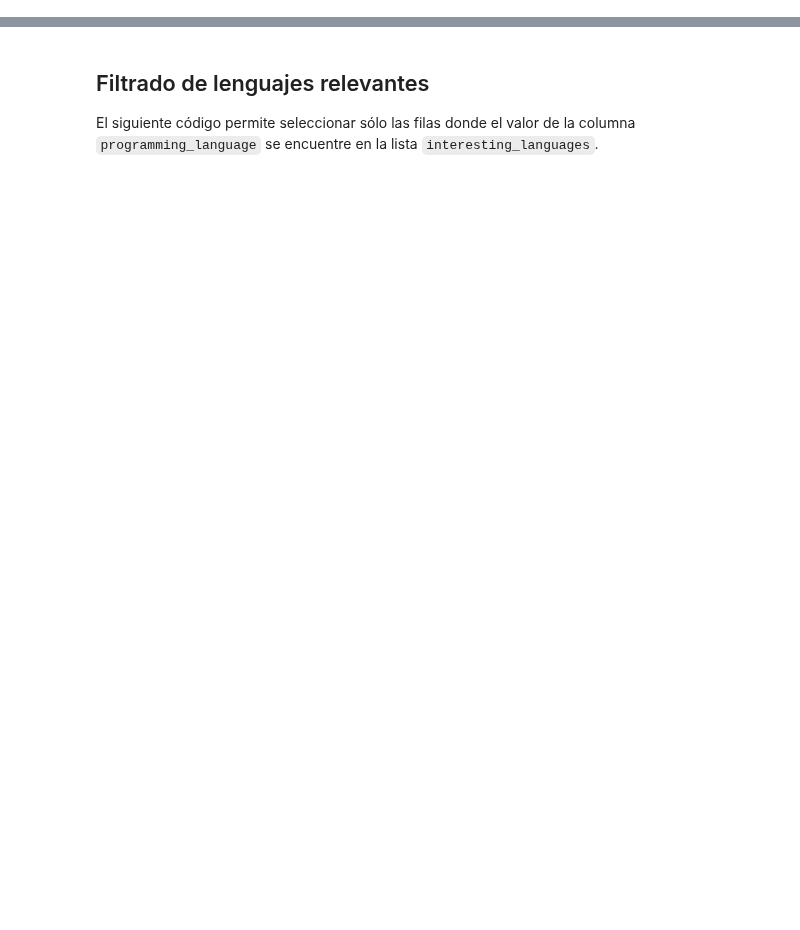
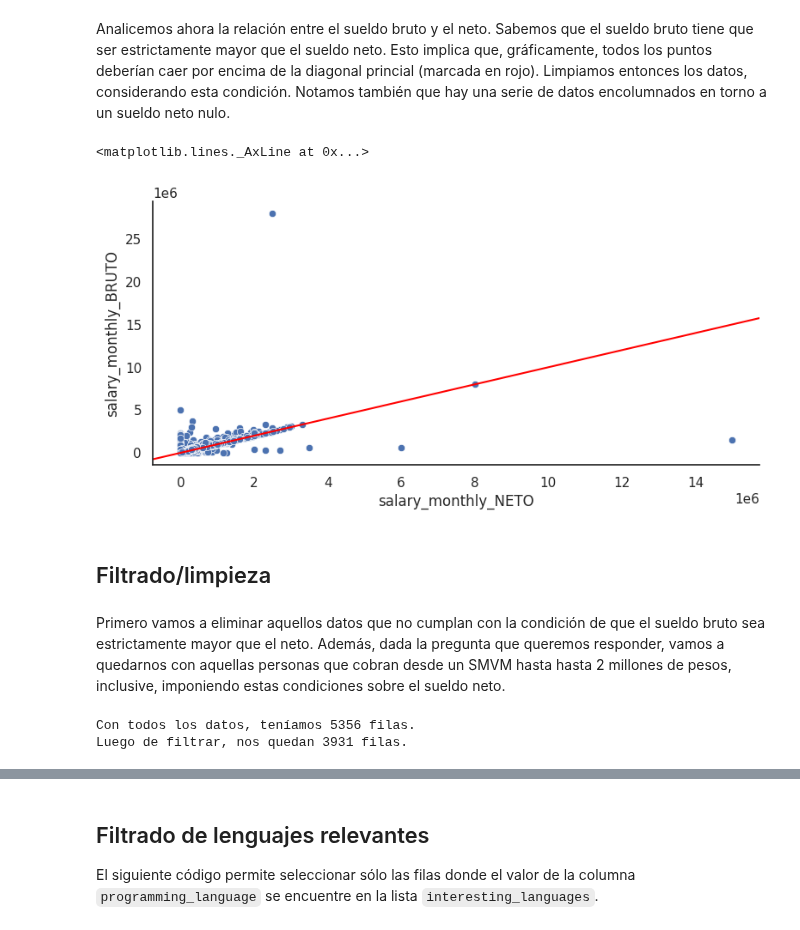
Before and after one commit to Cheva94/Diplo_G22, a Jupyter notebook: AyVD/resolucion_AyVD_parte1.ipynb, the cells around one changed output, grey strips where cells are left out. Cells and saved outputs as stored; diff of their text form; code cells hidden in the pictures; blank space fills up the shorter version.

Commit message:
Primer intento entregable 1

```diff
--- a/AyVD/resolucion_AyVD_parte1.ipynb
+++ b/AyVD/resolucion_AyVD_parte1.ipynb
@@ -9,13 +0,0 @@
-# %%
-import io
-import matplotlib
-import matplotlib.pyplot as plt
-import numpy as np
-import pandas as pd
-import seaborn
-
-pd.set_option('display.max_rows', 1000)
-pd.set_option('display.max_columns', 1000)
-pd.set_option('display.width', 1000)
-
-seaborn.set_context('talk')
@@ -251,0 +102,27 @@ print(df_lang_copy)
+# %% [markdown]
+Analicemos ahora la relación entre el sueldo bruto y el neto. Sabemos que el sueldo bruto tiene que ser estrictamente mayor que el sueldo neto. Esto implica que, gráficamente, todos los puntos deberían caer por encima de la diagonal princial (marcada en rojo). Limpiamos entonces los datos, considerando esta condición. Notamos también que hay una serie de datos encolumnados en torno a un sueldo neto nulo.
+# %%
+sns.pairplot(data=df1, y_vars=['salary_monthly_BRUTO'], x_vars=['salary_monthly_NETO'], aspect=2, height=4)
+plt.ticklabel_format(style='sci', axis='both', scilimits=(6,6))
+plt.axline(xy1=(10000, 10000), xy2=(2000000, 2000000), color="red")
+# %% [output]
+<matplotlib.lines._AxLine at 0x...>
+[figure, added]
+# %% [markdown]
+## Filtrado/limpieza
+# %% [markdown]
+Primero vamos a eliminar aquellos datos que no cumplan con la condición de que el sueldo bruto sea estrictamente mayor que el neto. Además, dada la pregunta que queremos responder, vamos a quedarnos con aquellas personas que cobran desde un SMVM hasta hasta 2 millones de pesos, inclusive, imponiendo estas condiciones sobre el sueldo neto.
+# %%
+print(f'Con todos los datos, teníamos {len(df1)} filas.')
+
+df_acot = df1
+df_acot = df_acot[df_acot["salary_monthly_BRUTO"]>df_acot["salary_monthly_NETO"]] # Filtramos bruto > neto
+
+SMVM = 80342
+df_acot = df_acot[df_acot["salary_monthly_NETO"]>=SMVM] # Filtramos desde el SMVM.
+df_acot = df_acot[df_acot["salary_monthly_NETO"]<=2*1e6] # Filtramoshasta 2 millones.
+
+print(f'Luego de filtrar, nos quedan {len(df_acot)} filas.')
+# %% [output]
+Con todos los datos, teníamos 5356 filas.
+Luego de filtrar, nos quedan 3931 filas.
```
Also changed, not shown: parts of 49 cells of this notebook.
